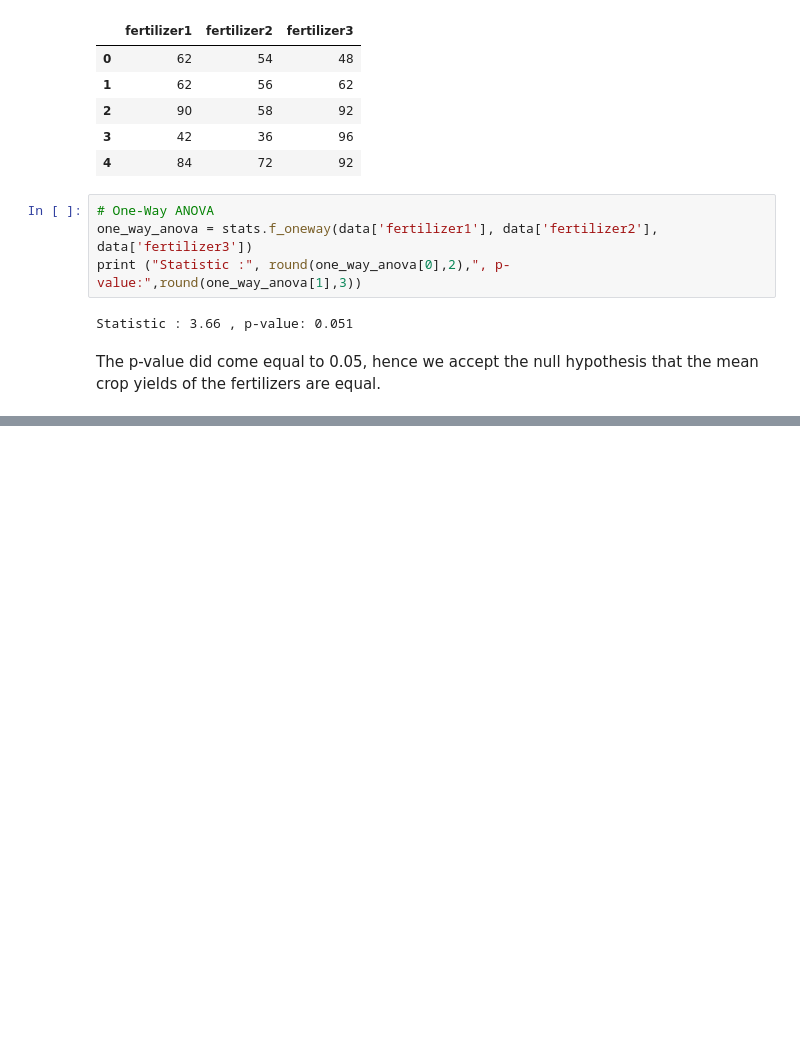
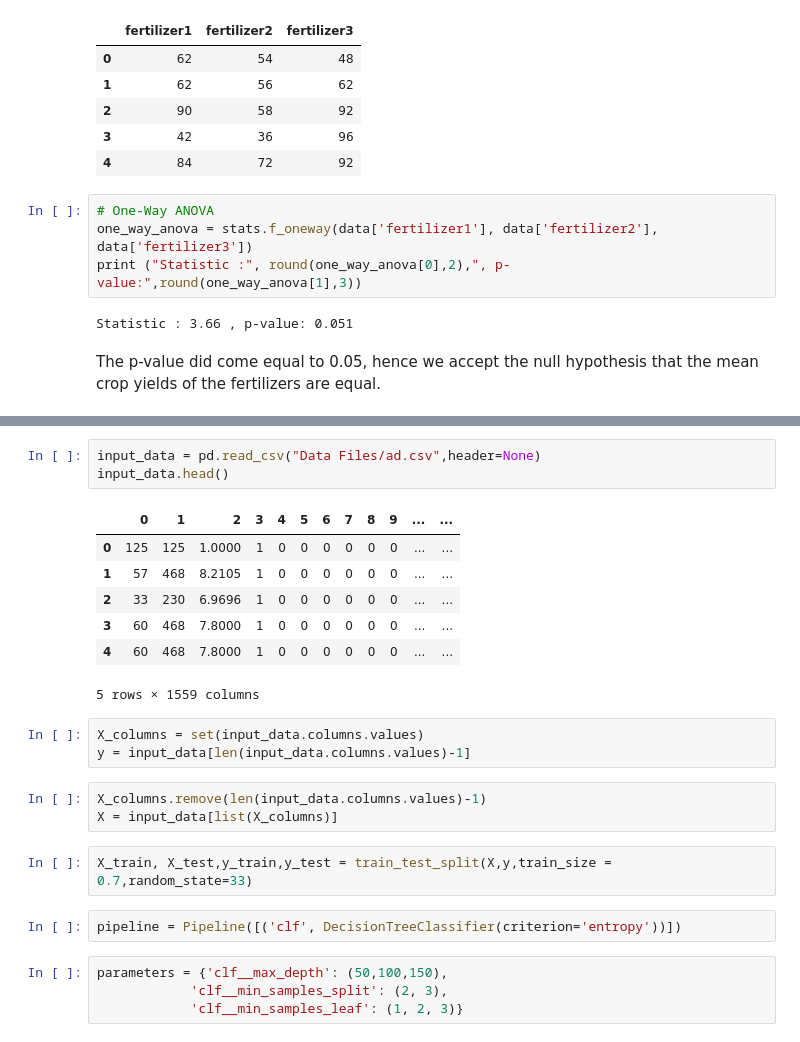
Before and after one commit to Deepshikha05/Statistics-For-Machine-Learning-In-Python, a Jupyter notebook: Chapter01/Statistics for ML.ipynb, the cells around one changed output, grey strips where cells are left out. Drawn from its saved outputs; the diff is of its cells as text; blank space fills up the shorter version.

```diff
--- a/Chapter01/Statistics for ML.ipynb
+++ b/Chapter01/Statistics for ML.ipynb
@@ -330,0 +415,25 @@ Here, R2 = sample R-squared value, n = sample size, k = number of predictors (or
+# %%
+input_data = pd.read_csv("Data Files/ad.csv",header=None)
+input_data.head()
+# %% [output]
+|  | 0 | 1 | 2 | 3 | 4 | 5 | 6 | 7 | 8 | 9 | ... | ... |
+| 0 | 125 | 125 | 1.0000 | 1 | 0 | 0 | 0 | 0 | 0 | 0 | ... | ... |
+| 1 | 57 | 468 | 8.2105 | 1 | 0 | 0 | 0 | 0 | 0 | 0 | ... | ... |
+| 2 | 33 | 230 | 6.9696 | 1 | 0 | 0 | 0 | 0 | 0 | 0 | ... | ... |
+| 3 | 60 | 468 | 7.8000 | 1 | 0 | 0 | 0 | 0 | 0 | 0 | ... | ... |
+| 4 | 60 | 468 | 7.8000 | 1 | 0 | 0 | 0 | 0 | 0 | 0 | ... | ... |
+5 rows × 1559 columns
+# %%
+X_columns = set(input_data.columns.values)
+y = input_data[len(input_data.columns.values)-1]
+# %%
+X_columns.remove(len(input_data.columns.values)-1)
+X = input_data[list(X_columns)]
+# %%
+X_train, X_test,y_train,y_test = train_test_split(X,y,train_size = 0.7,random_state=33)
+# %%
+pipeline = Pipeline([('clf', DecisionTreeClassifier(criterion='entropy'))])
+# %%
+parameters = {'clf__max_depth': (50,100,150),
+            'clf__min_samples_split': (2, 3),
+            'clf__min_samples_leaf': (1, 2, 3)}
```
Also changed, not shown: parts of 10 cells of this notebook, 1 other file.
